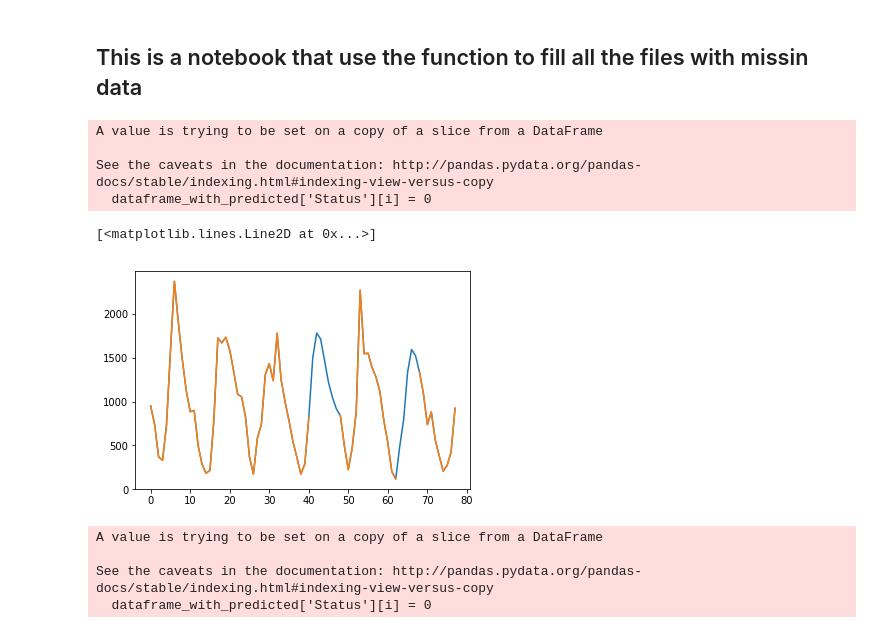
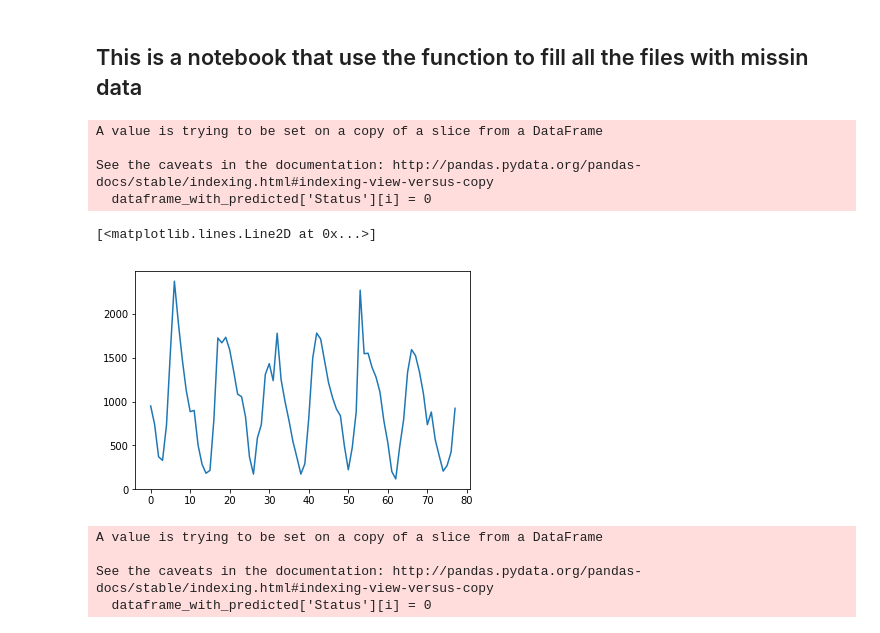
Before and after one commit to acep-uaf/ACEP_solar, a Jupyter notebook: GEGU/fill_data.ipynb, the cells around one changed output. Cells and saved outputs as stored; diff of their text form; code cells hidden in the pictures.

```diff
--- a/GEGU/fill_data.ipynb
+++ b/GEGU/fill_data.ipynb
@@ -11,17 +11,17 @@ from the_needed_function import filling_missing_data
 # %%
 bethel = pd.read_excel('../Cleaned_data/RuralAk/RuralAK_Bethel_cleaned.xlsx')
 
 bethel_complete = filled_missingdata_with_ML(bethel)
 
 plt.plot(bethel_complete['Energy'])
-plt.plot(bethel['Energy'])
+#plt.plot(bethel['Energy'])
 # %% [output]
 A value is trying to be set on a copy of a slice from a DataFrame
 
 See the caveats in the documentation: http://pandas.pydata.org/pandas-docs/stable/indexing.html#indexing-view-versus-copy
   dataframe_with_predicted['Status'][i] = 0
 [<matplotlib.lines.Line2D at 0x...>]
-[figure, old version]
+[figure, new version]
 # %%
 bethel_complete.to_csv('bethel_complete',index=False)
 # %%
```
Also changed, not shown: 2 other files.
